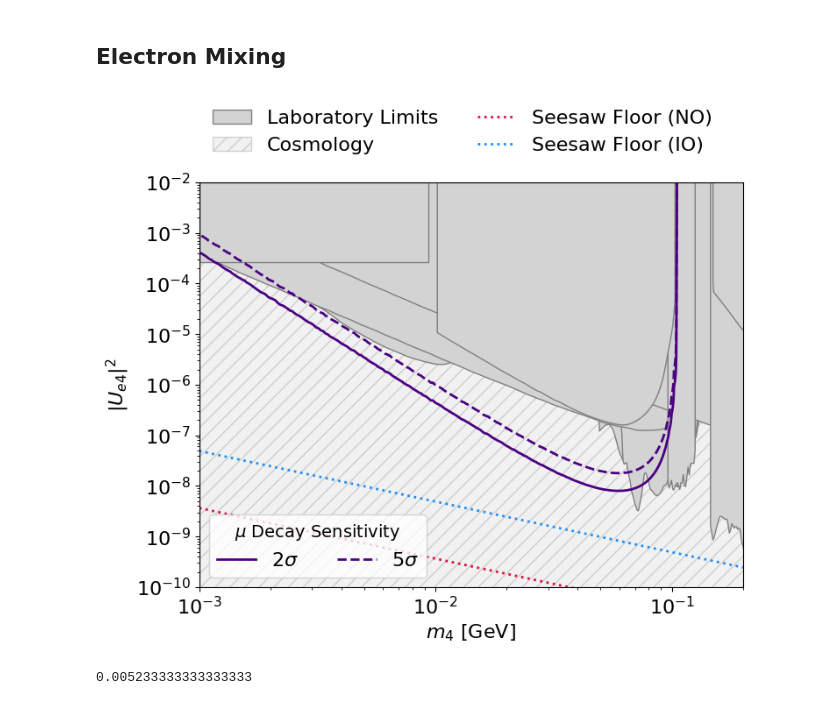
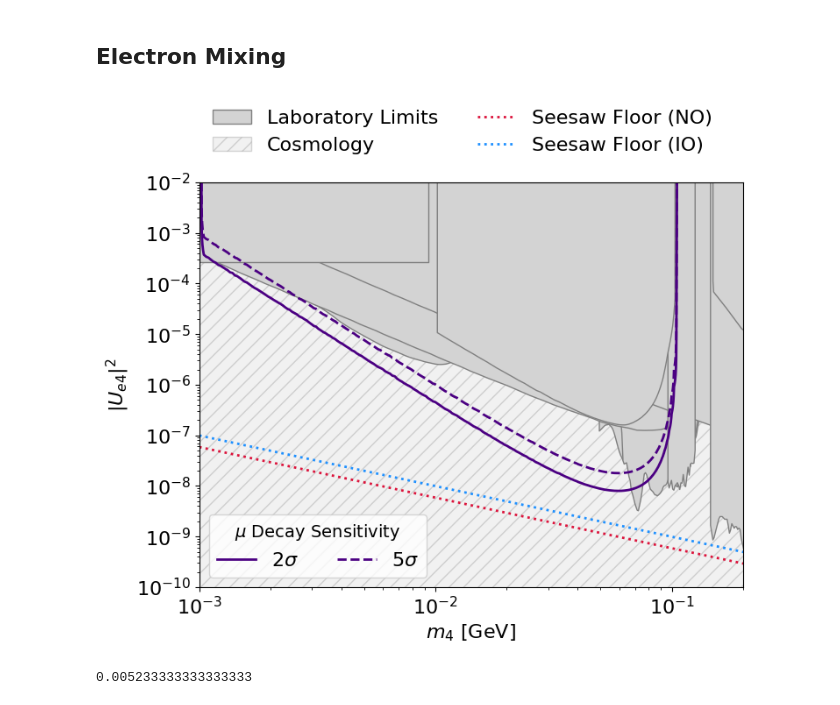
Before and after one commit to nickkamp1/NeutrinoFactoryHNL, a Jupyter notebook: Constraints.ipynb, the cells around one changed output. Saved outputs shown, nothing was run; the diff lists cells and outputs as text; code cells hidden in the pictures.

Commit message:
updated figures and contours

```diff
--- a/Constraints.ipynb
+++ b/Constraints.ipynb
@@ -257,6 +277,7 @@ plot_existing_limits(case_electron)
 plt.fill_between([],[],[],color="lightgray",edgecolor="gray", label="Laboratory Limits")
 plt.fill_between([],[],[],color="lightgray",edgecolor="gray", alpha=0.3, hatch="//", label="Cosmology")
 
+experiment="decay"
 leptogenesis = False
 seesaw = True
 
@@ -266,7 +287,7 @@ sensitivity_handles = []
 # now loop through existing data
 
 # first the decay production constraints
-if decay:
+if experiment=="decay":
     decay_color = "indigo"
     decay_contours = np.load("data/decay_production_contours_d_0.00e+00.npz")
     decay_key_2 = "e_2sigma"
@@ -292,47 +313,46 @@ if decay:
 # leptogenesis and seesaw floor
 io_color = "dodgerblue"
 no_color = "crimson"
-lg_io = pd.read_csv("data/leptogenesis/leptogenesis_bands_IO.csv")
-lg_no = pd.read_csv("data/leptogenesis/leptogenesis_bands_NO.csv")
+lg = pd.read_csv("data/leptogenesis/leptogenesis_bands_interpolated_0p1_to_100.csv")
 
 if leptogenesis:
-    plt.fill_between(lg_no['M_GeV'][::2], lg_no['U2_e_min'][::2], lg_no['U2_e_max'][::2], alpha=0.2, color=no_color, label='Leptogenesis (NO)',zorder=0)
-    plt.fill_between(lg_io['M_GeV'], lg_io['U2_e_min'], lg_io['U2_e_max'], alpha=0.2, color=io_color, label='Leptogenesis (IO)',zorder=0)
+    plt.fill_between(lg['M_GeV'][::2], lg['NO_total_upper'][::2], lg['NO_total_lower'][::2], alpha=0.2, color=no_color, label='Leptogenesis (NO)',zorder=0)
+    plt.fill_between(lg['M_GeV'], lg['IO_total_upper'], lg['IO_total_lower'], alpha=0.2, color=io_color, label='Leptogenesis (IO)',zorder=0)
 
 if seesaw:
-    lg_no_factor = lg_no['seesaw_floor_e'][0] * lg_no['M_GeV'][0]
+    lg_no_factor = lg['seesaw_line_NO'][0] * lg['M_GeV'][0]
     plt.plot(m4_range, lg_no_factor / m4_range, color=no_color, linestyle=':', zorder=2, label="Seesaw Floor (NO)")
     #plt.fill_between(m4_range, 0, lg_no_factor / m4_range, alpha=1, color="white", zorder=1)
     #plt.text(m4_range[2], 2e-9, "Seesaw Floor", rotation=-18, fontsize=16, color="black",ha="left",va="center")
-    lg_io_factor = lg_io['seesaw_floor_e'][0] * lg_io['M_GeV'][0]
+    lg_io_factor = lg['seesaw_line_IO'][0] * lg['M_GeV'][0]
     plt.plot(m4_range, lg_io_factor / m4_range, color=io_color, linestyle=':', zorder=2, label="Seesaw Floor (IO)")
     #plt.fill_between(m4_range, 0, lg_io_factor / m4_range, alpha=1, color="white", zorder=1)
 
 
 
 plt.loglog()
 
 
 
 ax = plt.gca()
 # top legend with auto-collected labels (existing limits, leptogenesis, seesaw)
 ax.legend(loc=[0.01,0.1],bbox_to_anchor=(0.01,1.05),ncol=2)
 # bottom-left legend for balloon/decay sensitivities, added as a separate artist
 if sensitivity_handles:
     bottom_legend = Legend(ax, sensitivity_handles,
                            [h.get_label() for h in sensitivity_handles],
                            ncol=2,
-                           loc="lower left",title="%s Sensitivity"%("Balloon" if balloon else r"$\mu$ Decay" if decay else ""), frameon=True, fancybox=True)
+                           loc="lower left",title="%s Sensitivity"%("Balloon" if experiment=="balloon" else r"$\mu$ Decay" if experiment=="decay" else "Tunnel" if experiment=="tunnel" else ""), frameon=True, fancybox=True)
     ax.add_artist(bottom_legend)
 
 
 plt.xlabel(r"$m_4$ [GeV]", fontsize=16)
 plt.ylabel(r"$|U_{e4}|^2$", fontsize=16)
 
 plt.savefig("Figures/Constraints_Electron_Decay.png", dpi=300, bbox_inches='tight')
 plt.show()
 # %% [output]
-[figure, old version]
+[figure, new version]
 # %%
 0.3 * 3.14/180
 # %% [output]
```
Also changed, not shown: parts of 1 cell of this notebook, 15 other files.
